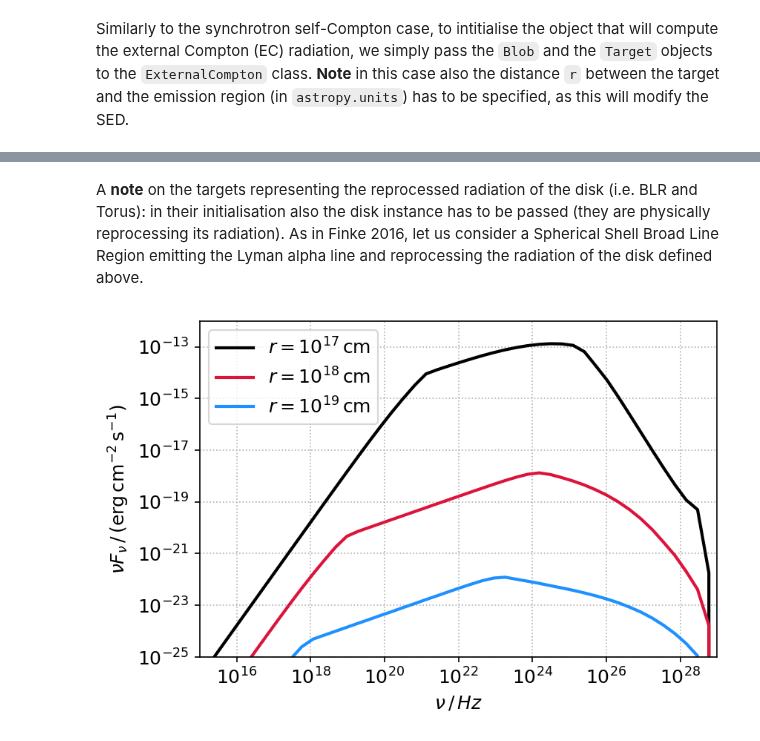
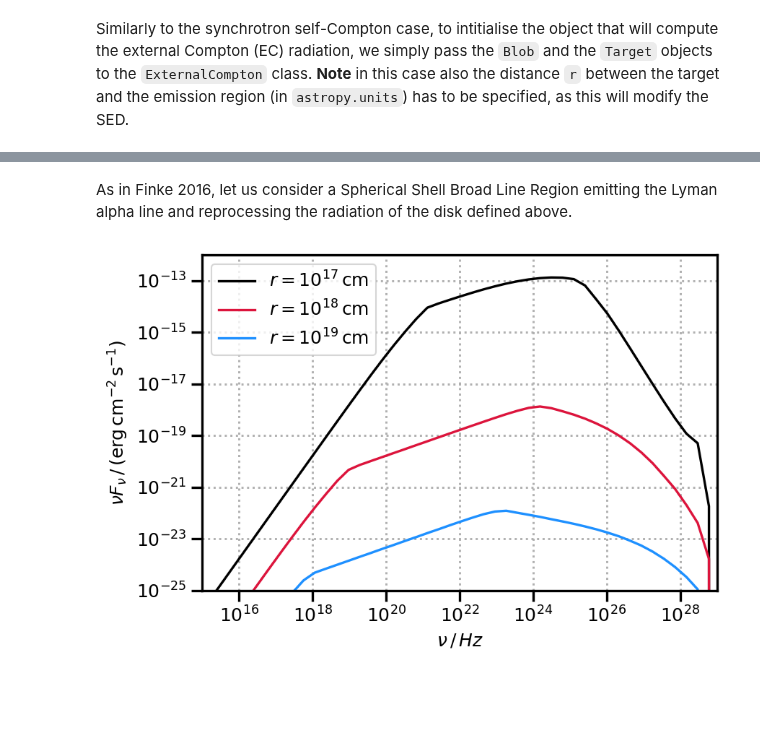
Before and after one commit to cosimoNigro/agnpy, a Jupyter notebook: docs/tutorials/external_compton.ipynb, the cells around one changed output, grey strips where cells are left out. Cells and saved outputs as stored; diff of their text form; code cells hidden in the pictures; blank space fills up the shorter version.

```diff
--- a/docs/tutorials/external_compton.ipynb
+++ b/docs/tutorials/external_compton.ipynb
@@ -16,12 +18,3 @@ from agnpy.targets import SSDisk, SphericalShellBLR, RingDustTorus
-# %%
-# matplotlib adjustments
-plt.rc("figure", dpi=150)
-plt.rc("font", size=12)
-plt.rc("axes", grid=True)
-plt.rc("grid", ls=":")
-# axes labels
-sed_x_label = r"$\nu\,/\,Hz$"
-sed_y_label = r"$\nu F_{\nu}\,/\,(\mathrm{erg}\,\mathrm{cm}^{-2}\,\mathrm{s}^{-1})$"
 # %% [markdown]
 ### Emission Region
 In order to provide a cross-check with the literature, in this tutorial we will reproduce the results in Finke (2016) - [see bibliography in the docs](https://agnpy.readthedocs.io/en/latest/bibliography.html). Therefore we adapt an emission region with the same parameters specified in the paper. In this case we consider a broken power-law to describe the electron distribution.
@@ -133,5 +128,5 @@ The second result we reproduce is the SED generated by the EC scattering over a
 # %% [markdown]
-A **note** on the targets representing the reprocessed radiation of the disk (i.e. BLR and Torus): in their initialisation also the disk instance has to be passed (they are physically reprocessing its radiation). As in Finke 2016, let us consider a Spherical Shell Broad Line Region emitting the Lyman alpha line and reprocessing the radiation of the disk defined above.
+As in Finke 2016, let us consider a Spherical Shell Broad Line Region emitting the Lyman alpha line and reprocessing the radiation of the disk defined above.
 # %%
 # BLR definition
 xi_line = 0.024
@@ -147,17 +142,15 @@ ec_blr_sed_1 = ec_blr_1.sed_flux(nu)
 ec_blr_sed_2 = ec_blr_2.sed_flux(nu)
 ec_blr_sed_3 = ec_blr_3.sed_flux(nu)
 # %%
-plt.loglog(nu, ec_blr_sed_1, lw=2, color="k", label=r"$r=10^{17}\,{\rm cm}$")
-plt.loglog(nu, ec_blr_sed_2, lw=2, color="crimson", label=r"$r=10^{18}\,{\rm cm}$")
-plt.loglog(nu, ec_blr_sed_3, lw=2, color="dodgerblue", label=r"$r=10^{19}\,{\rm cm}$")
+plot_sed(nu, ec_blr_sed_1, color="k", label=r"$r=10^{17}\,{\rm cm}$")
+plot_sed(nu, ec_blr_sed_2, color="crimson", label=r"$r=10^{18}\,{\rm cm}$")
+plot_sed(nu, ec_blr_sed_3, color="dodgerblue", label=r"$r=10^{19}\,{\rm cm}$")
+# set the same axis limits as in the reference figure
 plt.ylim(1e-25, 1e-12)
 plt.xlim(1e15, 1e29)
-plt.xlabel(sed_x_label)
-plt.ylabel(sed_y_label)
-plt.legend()
 plt.show()
 # %% [output]
-[figure, old version]
+[figure, new version]
 # %% [markdown]
 ### External Compton Spherical Ring Dust Torus
 The second result we reproduce is the SED generated by the EC scattering over a Dust Torus modelled as an infinitesimally thin ring of radius $R_{\rm dt}$. We approximate the target photons energy with the peak energy of the Dust Torus black body ($\epsilon_{\rm dt} = 2.7 k_B T / (m_e c^2)$). The Torus is reprocessing a fraction $\xi_{\rm dt}$ of the disk luminosity. The SEDs we aim to reproduce are represented by the black lines in Figure 11, with different curves representing different distances between the emission region and the target.
```
Also changed, not shown: parts of 12 cells of this notebook, 13 other files.
